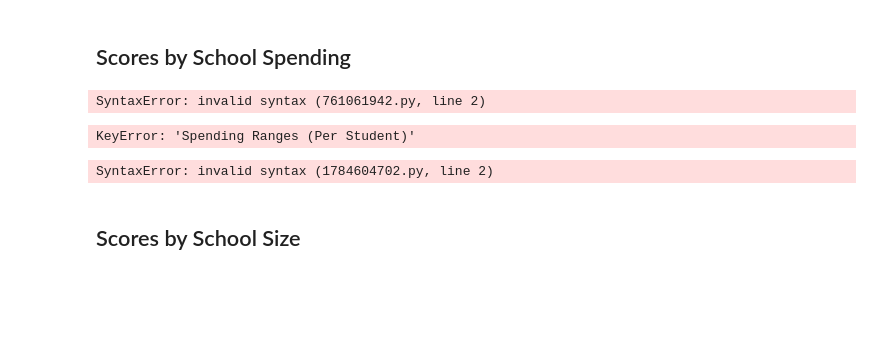
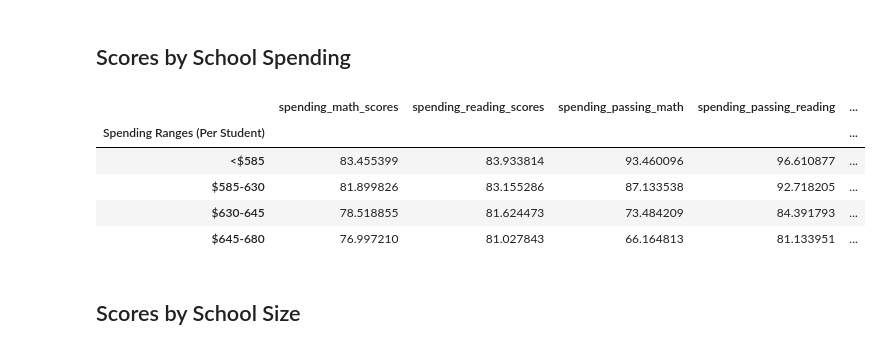
Before and after one commit to jf11235/city_schools_pandas_analysis, a Jupyter notebook: PyCitySchools/PyCitySchools_starter.ipynb, the cells around one changed output. Cells and saved outputs as stored; diff of their text form; code cells hidden in the pictures; blank space fills up the shorter version.

```diff
--- a/PyCitySchools/PyCitySchools_starter.ipynb
+++ b/PyCitySchools/PyCitySchools_starter.ipynb
@@ -535,26 +503,32 @@ labels = ["<$585", "$585-630", "$630-645", "$645-680"]
 school_spending_df = per_school_summary.copy()
 # %%
 # Use `pd.cut` to categorize spending based on the bins.
-school_spending_df["Spending Ranges (Per Student)"] =
+school_spending_df["Spending Ranges (Per Student)"] = pd.cut(per_school_capita, spending_bins, labels=labels)
-# %% [output]
-SyntaxError: invalid syntax (761061942.py, line 2)
 # %%
 #  Calculate averages for the desired columns.
 spending_math_scores = school_spending_df.groupby(["Spending Ranges (Per Student)"]).mean()["Average Math Score"]
 spending_reading_scores = school_spending_df.groupby(["Spending Ranges (Per Student)"]).mean()["Average Reading Score"]
-spending_passing_math = school_spending_df.groupby(["Spending Ranges (Per Student)"]).mean()["% Passing Math"]
-spending_passing_reading = school_spending_df.groupby(["Spending Ranges (Per Student)"]).mean()["% Passing Reading"]
-overall_passing_spending = school_spending_df.groupby(["Spending Ranges (Per Student)"]).mean()["% Overall Passing"]
+spending_passing_math = school_spending_df.groupby(["Spending Ranges (Per Student)"]).mean()["Percent Passing Math"]
+spending_passing_reading = school_spending_df.groupby(["Spending Ranges (Per Student)"]).mean()["Percent Passing Reading"]
+overall_passing_spending = school_spending_df.groupby(["Spending Ranges (Per Student)"]).mean()["Overall Passing Rate"]
-# %% [output]
-KeyError: 'Spending Ranges (Per Student)'
 # %%
 # Assemble into DataFrame
-spending_summary =
+spending_summary = pd.DataFrame({'spending_math_scores': spending_math_scores,
+                               'spending_reading_scores': spending_reading_scores,
+                                'spending_passing_math': spending_passing_math,
+                                'spending_passing_reading': spending_passing_reading,
+                                'overall_passing_spending': overall_passing_spending
+                                })
 
 # Display results
 spending_summary
 # %% [output]
-SyntaxError: invalid syntax (1784604702.py, line 2)
+|  | spending_math_scores | spending_reading_scores | spending_passing_math | spending_passing_reading | ... |
+| Spending Ranges (Per Student) |  |  |  |  | ... |
+| <$585 | 83.455399 | 83.933814 | 93.460096 | 96.610877 | ... |
+| $585-630 | 81.899826 | 83.155286 | 87.133538 | 92.718205 | ... |
+| $630-645 | 78.518855 | 81.624473 | 73.484209 | 84.391793 | ... |
+| $645-680 | 76.997210 | 81.027843 | 66.164813 | 81.133951 | ... |
 # %% [markdown]
 ## Scores by School Size
 # %%
```
Also changed, not shown: parts of 7 cells of this notebook.
